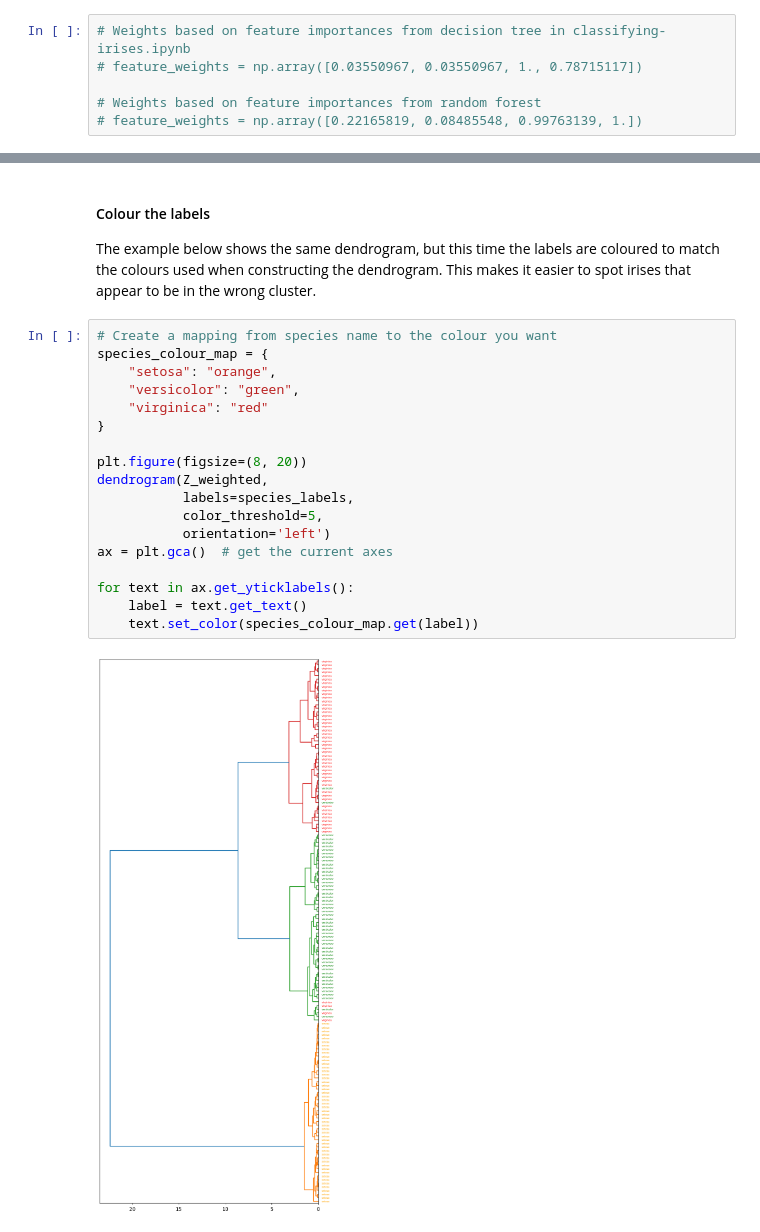
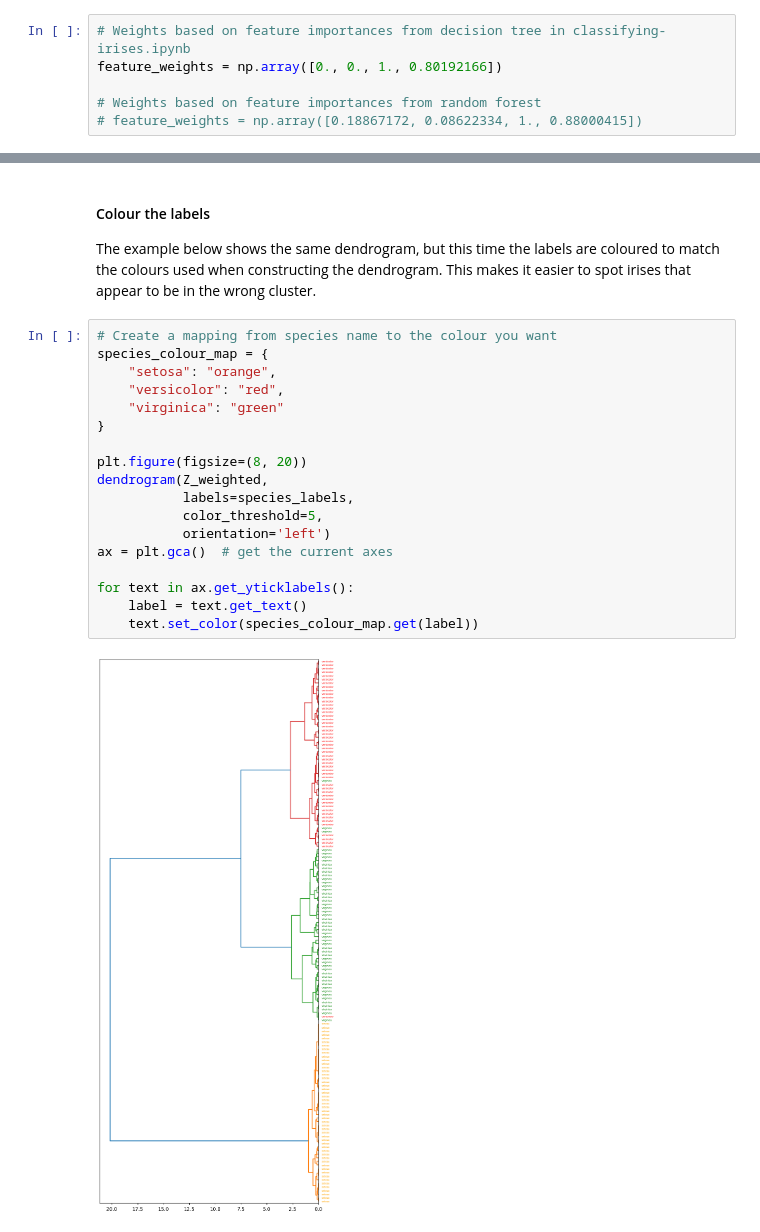
Before and after one commit to JohnMcKechnieGC/supervised-and-unsupervised-ml, a Jupyter notebook: hierarchical-clustering.ipynb, the cells around one changed output, grey strips where cells are left out. Cells and saved outputs as stored; diff of their text form.

```diff
--- a/hierarchical-clustering.ipynb
+++ b/hierarchical-clustering.ipynb
@@ -370,10 +370,10 @@ We will now apply this domain knowledge by reducing the weight of sepal length a
 feature_weights = np.array([0.2, 0.2, 1., 1.])
 # %%
 # Weights based on feature importances from decision tree in classifying-irises.ipynb
-# feature_weights = np.array([0.03550967, 0.03550967, 1., 0.78715117])
+feature_weights = np.array([0., 0., 1., 0.80192166])
 
 # Weights based on feature importances from random forest
-# feature_weights = np.array([0.22165819, 0.08485548, 0.99763139, 1.])
+# feature_weights = np.array([0.18867172, 0.08622334, 1., 0.88000415])
 # %%
 X_weighted = X_scaled * feature_weights
 # %% [markdown]
@@ -408,20 +408,20 @@ The example below shows the same dendrogram, but this time the labels are colour
 # %%
 # Create a mapping from species name to the colour you want
 species_colour_map = {
     "setosa": "orange",
-    "versicolor": "green",
-    "virginica": "red"
+    "versicolor": "red",
+    "virginica": "green"
 }
 
 plt.figure(figsize=(8, 20))
 dendrogram(Z_weighted,
            labels=species_labels,
            color_threshold=5,
            orientation='left')
 ax = plt.gca()  # get the current axes
 
 for text in ax.get_yticklabels():
     label = text.get_text()
     text.set_color(species_colour_map.get(label))
 # %% [output]
-[figure, old version]
+[figure, new version]
```
Also changed, not shown: parts of 2 cells of this notebook, 2 other files.
